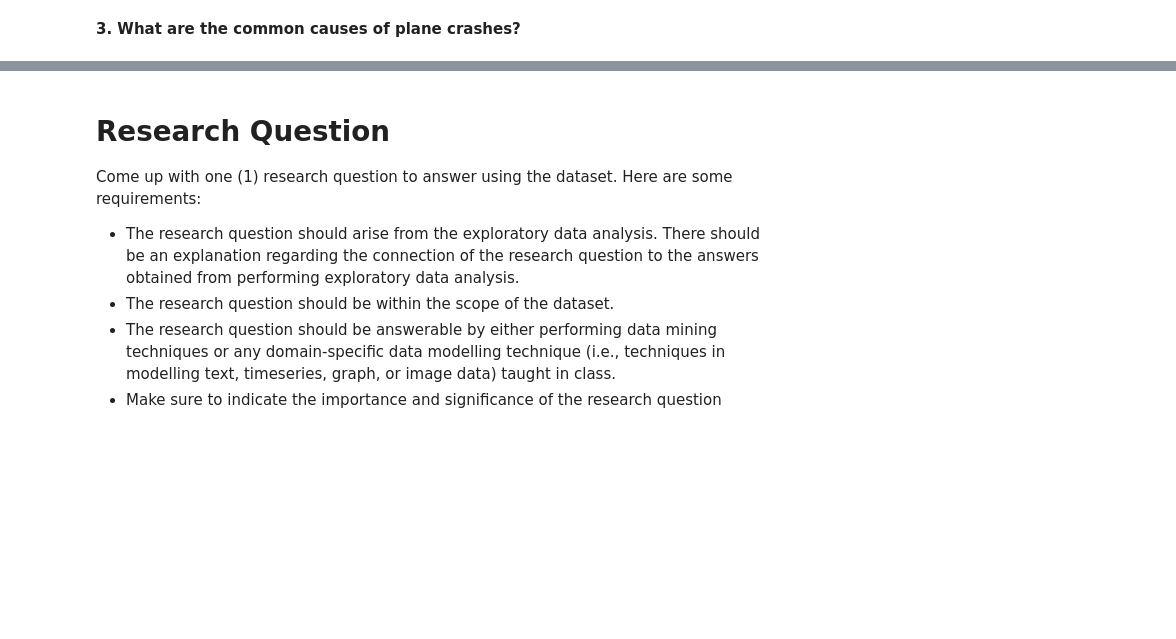
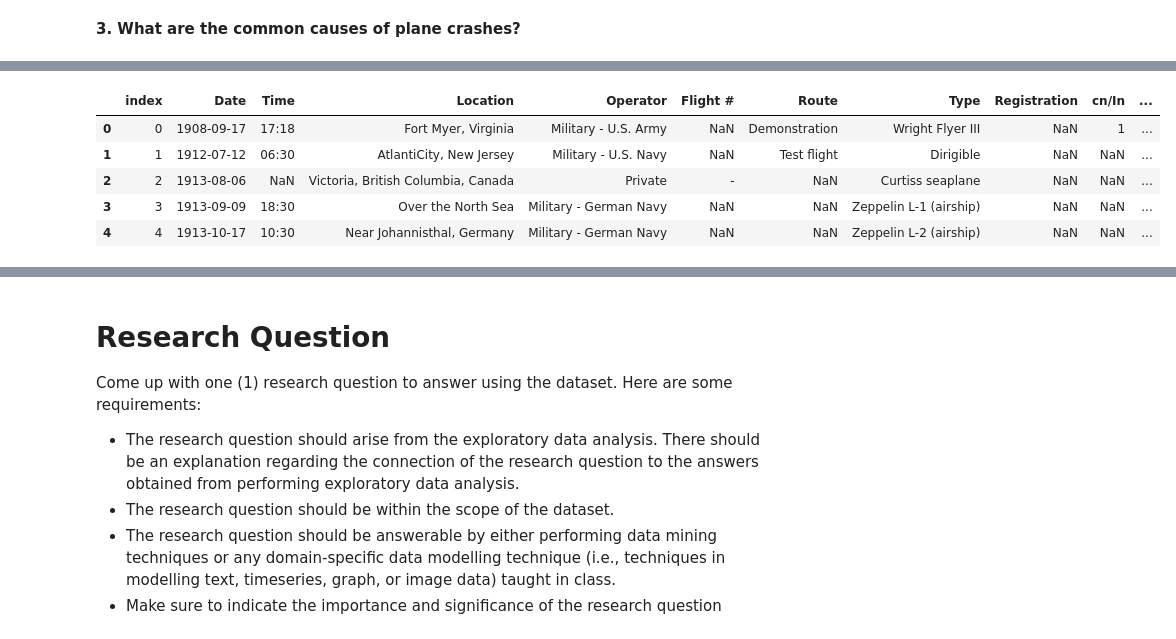
Before and after one commit to samueluy/CSMODEL-5, a Jupyter notebook: csmodel-5-phase-1.ipynb, the cells around one changed output, grey strips where cells are left out. Saved outputs shown, nothing was run; the diff lists cells and outputs as text; code cells hidden in the pictures; blank space fills up the shorter version.

```diff
--- a/csmodel-5-phase-1.ipynb
+++ b/csmodel-5-phase-1.ipynb
@@ -196,0 +182,44 @@ There is a sudden jump of fatalities during the second decade. A possible cause
+# %%
+def one_word (df_list):
+    temp_list = df_list.copy()
+    for i in range (len(temp_list)):
+        if  "thunder" in str(temp_list[i]) or "weather" in str(temp_list[i]) or "storm" in str(temp_list[i]) or "wind" in str(temp_list[i]) or "rain" in str(temp_list[i]):
+            temp_list[i] = 'weather'
+        elif "shot down" in str(temp_list[i]):
+            temp_list[i] = 'shot down'
+        elif "engine failure" in str(temp_list[i]):
+            temp_list[i] = 'engine failure'
+        elif "shut down" in str(temp_list[i]) or "shut-down" in str(temp_list[i]):
+            temp_list[i] = 'shut down'
+        elif "pilot error" in str(temp_list[i]):
+            temp_list[i] = 'pilot error'
+        elif "mechanical" in str(temp_list[i]):
+            temp_list[i] ='mechanical'
+        elif "exploded" in str(temp_list[i]):
+            temp_list[i] ='exploded'
+        elif "missing" in str(temp_list[i]) or "disappeared" in str(temp_list[i]):
+            temp_list[i] ='missing'
+        elif "collision" in str(temp_list[i]):
+            temp_list[i] ='collision'
+        elif "stalled" in str(temp_list[i]):
+            temp_list[i] ='stalled'
+        elif "striking" in str(temp_list[i]):
+            temp_list[i] ='striking'
+        elif "crashed" in str(temp_list[i]):
+            temp_list[i] ='crashed'
+        else:
+            temp_list[i] ='others'
+
+    return temp_list
+# %%
+one_word_summary =one_word(airplane_df3['lower_summary'])
+airplane_df3['one_word_summary'] = one_word_summary
+airplane_df3.head()
+#(airplane_df3['lower_summary']).iloc[1].replace(str([airplane_df3['lower_summary'].iloc[1]]),'exploded')
+# %% [output]
+|  | index | Date | Time | Location | Operator | Flight # | Route | Type | Registration | cn/In | ... |
+| 0 | 0 | 1908-09-17 | 17:18 | Fort Myer, Virginia | Military - U.S. Army | NaN | Demonstration | Wright Flyer III | NaN | 1 | ... |
+| 1 | 1 | 1912-07-12 | 06:30 | AtlantiCity, New Jersey | Military - U.S. Navy | NaN | Test flight | Dirigible | NaN | NaN | ... |
+| 2 | 2 | 1913-08-06 | NaN | Victoria, British Columbia, Canada | Private | - | NaN | Curtiss seaplane | NaN | NaN | ... |
+| 3 | 3 | 1913-09-09 | 18:30 | Over the North Sea | Military - German Navy | NaN | NaN | Zeppelin L-1 (airship) | NaN | NaN | ... |
+| 4 | 4 | 1913-10-17 | 10:30 | Near Johannisthal, Germany | Military - German Navy | NaN | NaN | Zeppelin L-2 (airship) | NaN | NaN | ... |
```
Also changed, not shown: parts of 14 cells of this notebook.
